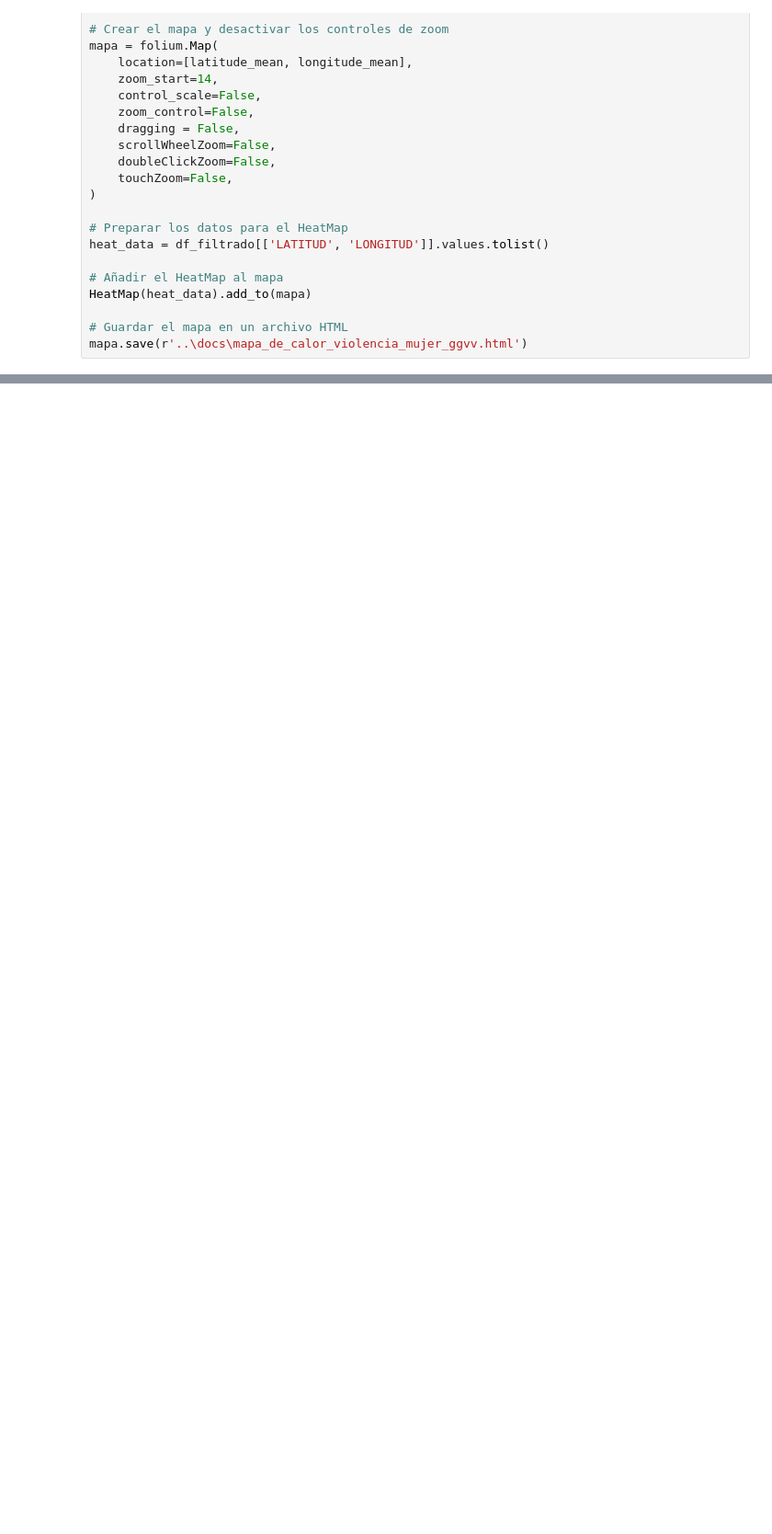
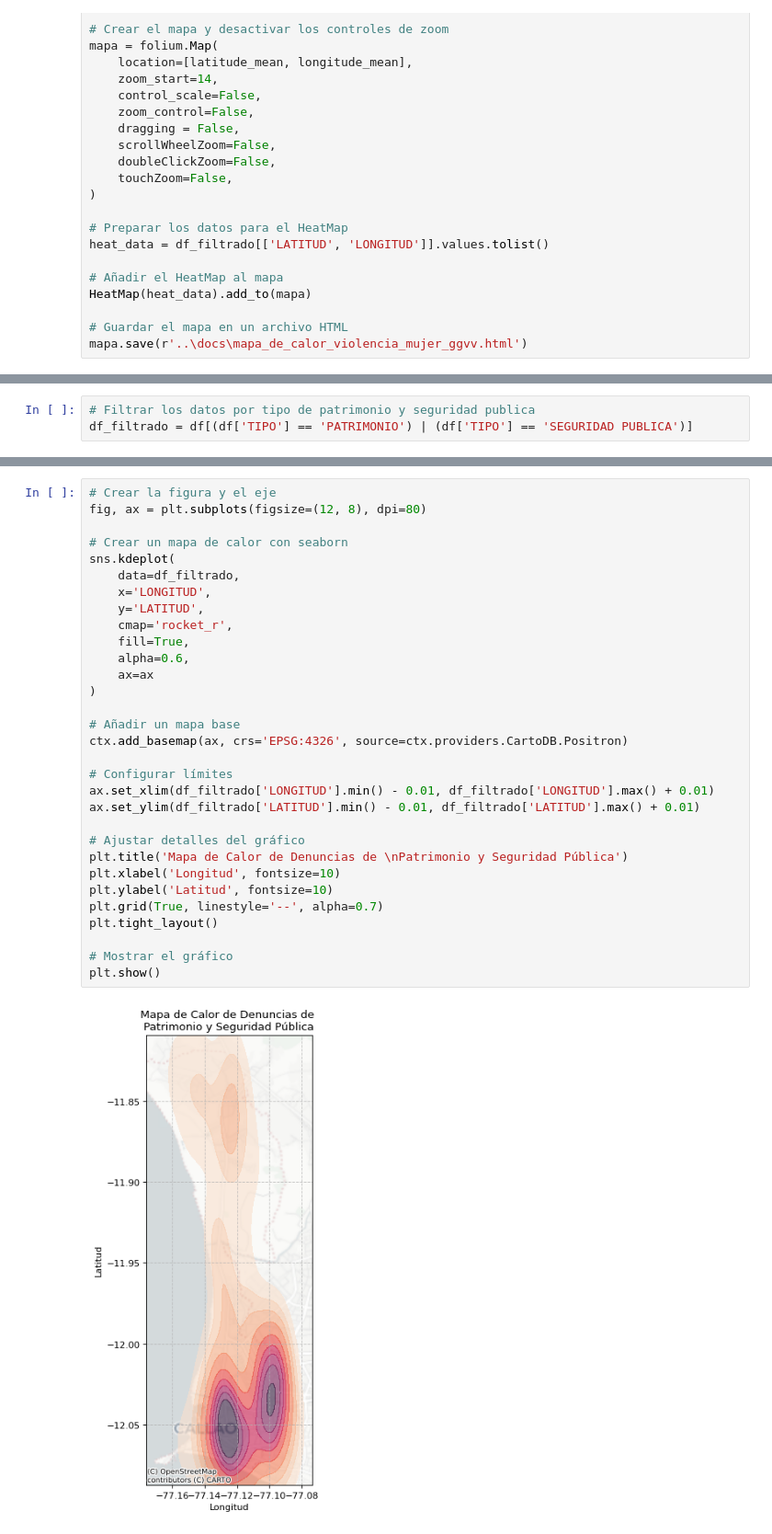
Before and after one commit to diegoteccsi/ExpresatePeruconDatos-Analisis-Delictivos-Callao, a Jupyter notebook: notebooks/analisis_exploratorio.ipynb, the cells around one changed output, grey strips where cells are left out. Shown at 92% size. Cells and saved outputs as stored; diff of their text form; blank space fills up the shorter version.

```diff
--- a/notebooks/analisis_exploratorio.ipynb
+++ b/notebooks/analisis_exploratorio.ipynb
@@ -288,0 +302,3 @@ mapa.save(r'..\docs\mapa_de_calor_violencia_mujer_ggvv.html')
+# %%
+# Filtrar los datos por tipo de patrimonio y seguridad publica
+df_filtrado = df[(df['TIPO'] == 'PATRIMONIO') | (df['TIPO'] == 'SEGURIDAD PUBLICA')]
@@ -288,0 +307,33 @@ mapa.save(r'..\docs\mapa_de_calor_violencia_mujer_ggvv.html')
+# %%
+# Crear la figura y el eje
+fig, ax = plt.subplots(figsize=(12, 8), dpi=80)
+
+# Crear un mapa de calor con seaborn
+sns.kdeplot(
+    data=df_filtrado,
+    x='LONGITUD',
+    y='LATITUD',
+    cmap='rocket_r',
+    fill=True,
+    alpha=0.6,
+    ax=ax
+)
+
+# Añadir un mapa base
+ctx.add_basemap(ax, crs='EPSG:4326', source=ctx.providers.CartoDB.Positron)
+
+# Configurar límites
+ax.set_xlim(df_filtrado['LONGITUD'].min() - 0.01, df_filtrado['LONGITUD'].max() + 0.01)
+ax.set_ylim(df_filtrado['LATITUD'].min() - 0.01, df_filtrado['LATITUD'].max() + 0.01)
+
+# Ajustar detalles del gráfico
+plt.title('Mapa de Calor de Denuncias de \nPatrimonio y Seguridad Pública')
+plt.xlabel('Longitud', fontsize=10)
+plt.ylabel('Latitud', fontsize=10)
+plt.grid(True, linestyle='--', alpha=0.7)
+plt.tight_layout()
+
+# Mostrar el gráfico
+plt.show()
+# %% [output]
+[figure, added]
```
Also changed, not shown: parts of 16 cells of this notebook, 4 other files.
